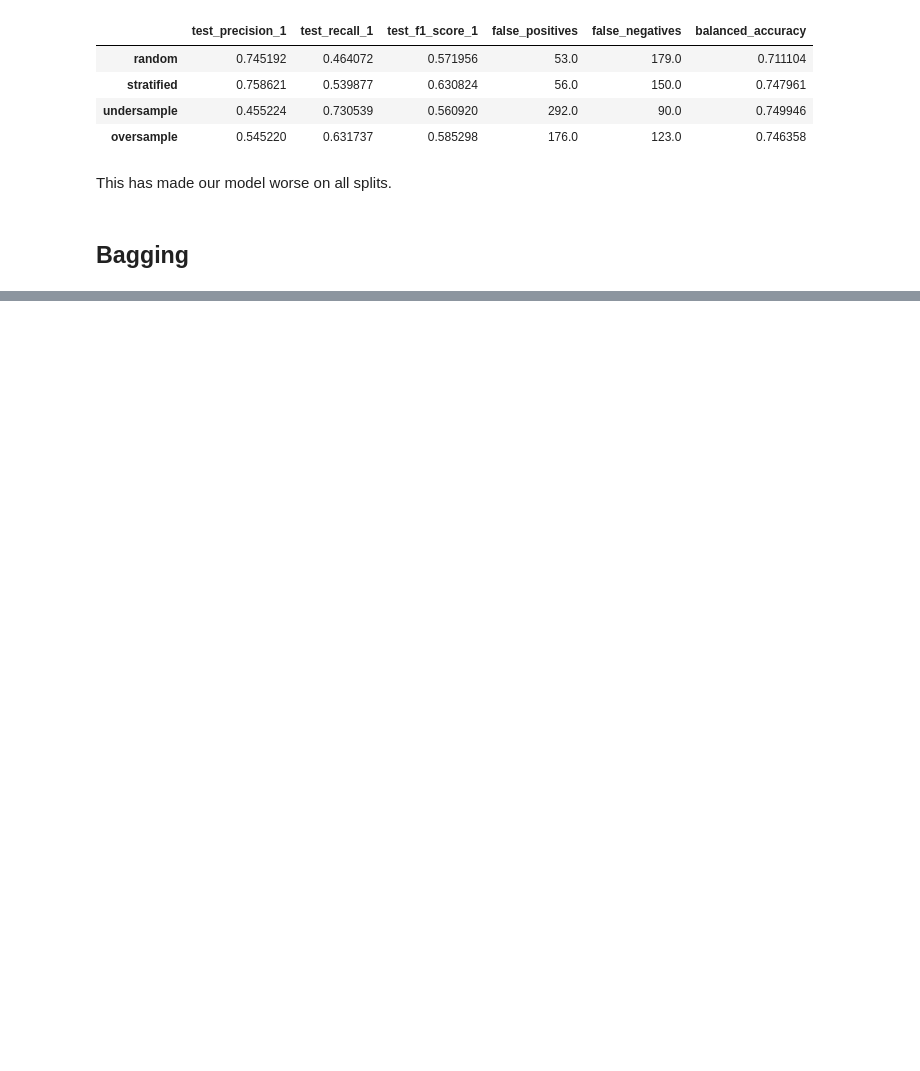
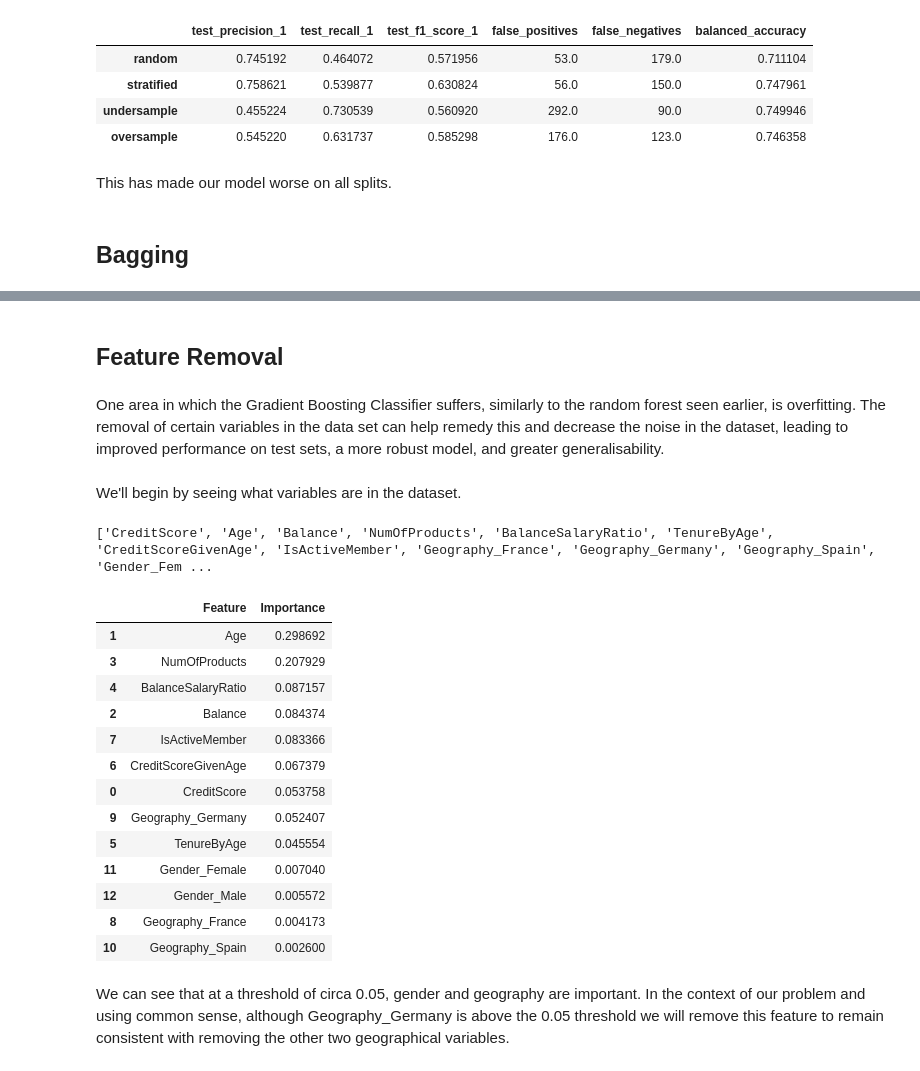
Before and after one commit to djjjones6/Group_Assessment_1, a Jupyter notebook: DaveJ/Gradient Boosting.ipynb, the cells around one changed output, grey strips where cells are left out. Cells and saved outputs as stored; diff of their text form; code cells hidden in the pictures; blank space fills up the shorter version.

```diff
--- a/DaveJ/Gradient Boosting.ipynb
+++ b/DaveJ/Gradient Boosting.ipynb
@@ -261,0 +264,36 @@ for i in estimator_range:
+# %% [markdown]
+## Feature Removal
+# %% [markdown]
+One area in which the Gradient Boosting Classifier suffers, similarly to the random forest seen earlier, is overfitting. The removal of certain variables in the data set can help remedy this and decrease the noise in the dataset, leading to improved performance on test sets, a more robust model, and greater generalisability.
+# %% [markdown]
+We'll begin by seeing what variables are in the dataset.
+# %%
+X_train_rnd, X_val_rnd, y_train_rnd, y_val_rnd = split_data['random']
+# %%
+variables=list(X_train_rnd.columns)
+print(variables)
+# %% [output]
+['CreditScore', 'Age', 'Balance', 'NumOfProducts', 'BalanceSalaryRatio', 'TenureByAge', 'CreditScoreGivenAge', 'IsActiveMember', 'Geography_France', 'Geography_Germany', 'Geography_Spain', 'Gender_Fem ...
+# %%
+best_model.fit(X_train_rnd, y_train_rnd)
+importances = best_model.feature_importances_
+feature_importance_df = pd.DataFrame({'Feature': variables, 'Importance': importances})
+feature_importance_df = feature_importance_df.sort_values(by='Importance', ascending=False)
+feature_importance_df
+# %% [output]
+|  | Feature | Importance |
+| 1 | Age | 0.298692 |
+| 3 | NumOfProducts | 0.207929 |
+| 4 | BalanceSalaryRatio | 0.087157 |
+| 2 | Balance | 0.084374 |
+| 7 | IsActiveMember | 0.083366 |
+| 6 | CreditScoreGivenAge | 0.067379 |
+| 0 | CreditScore | 0.053758 |
+| 9 | Geography_Germany | 0.052407 |
+| 5 | TenureByAge | 0.045554 |
+| 11 | Gender_Female | 0.007040 |
+| 12 | Gender_Male | 0.005572 |
+| 8 | Geography_France | 0.004173 |
+| 10 | Geography_Spain | 0.002600 |
+# %% [markdown]
+We can see that at a threshold of circa 0.05, gender and geography are important. In the context of our problem and using common sense, although Geography_Germany is above the 0.05 threshold we will remove this feature to remain consistent with removing the other two geographical variables.
```
Also changed, not shown: parts of 11 cells of this notebook.
